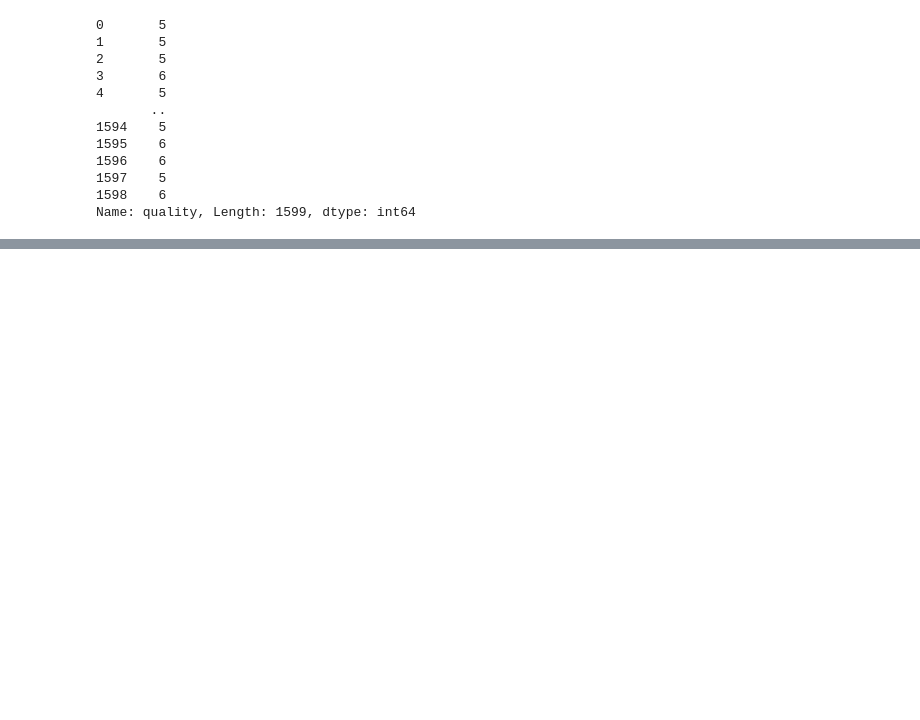
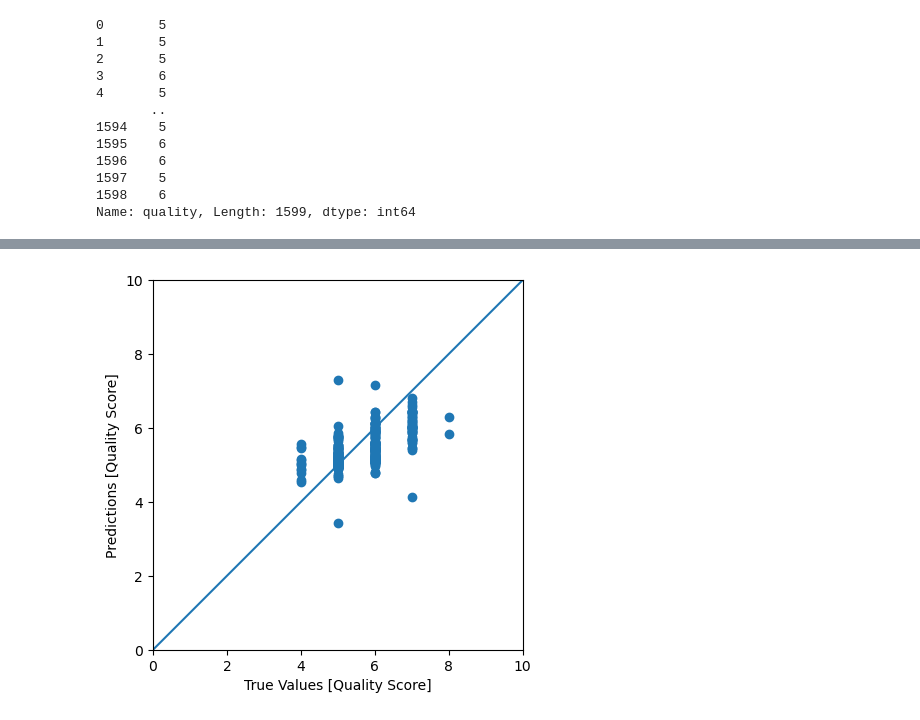
Before and after one commit to sookie22/Final_Project, a Jupyter notebook: red_wine_final.ipynb, the cells around one changed output, grey strips where cells are left out. Cells and saved outputs as stored; diff of their text form; code cells hidden in the pictures; blank space fills up the shorter version.

```diff
--- a/red_wine_final.ipynb
+++ b/red_wine_final.ipynb
@@ -773,0 +739,3 @@ plt.show()
+# %%
+normed_train_data = normalize(train_dataset)
+normed_test_data = normalize(test_dataset)
@@ -773,0 +829,13 @@ plt.show()
+# %%
+#Use above model to predict wine quality of test data
+test_predictions = model.predict(normed_test_data).flatten()
+
+a = plt.axes(aspect='equal')
+plt.scatter(test_labels, test_predictions)
+plt.xlabel('True Values [Quality Score]')
+plt.ylabel('Predictions [Quality Score]')
+lims = [0, 10]
+plt.xlim(lims)
+plt.ylim(lims)
+_ = plt.plot(lims, lims)
+# %% [output]
@@ -773,0 +843 @@ plt.show()
+[figure, added]
```
Also changed, not shown: parts of 37 cells of this notebook.
